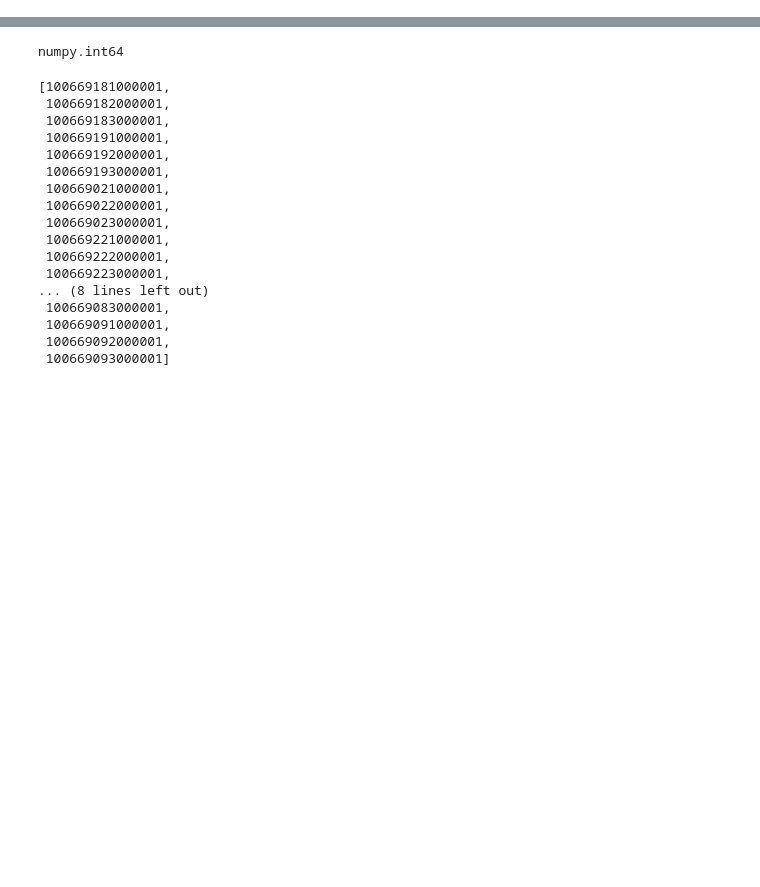
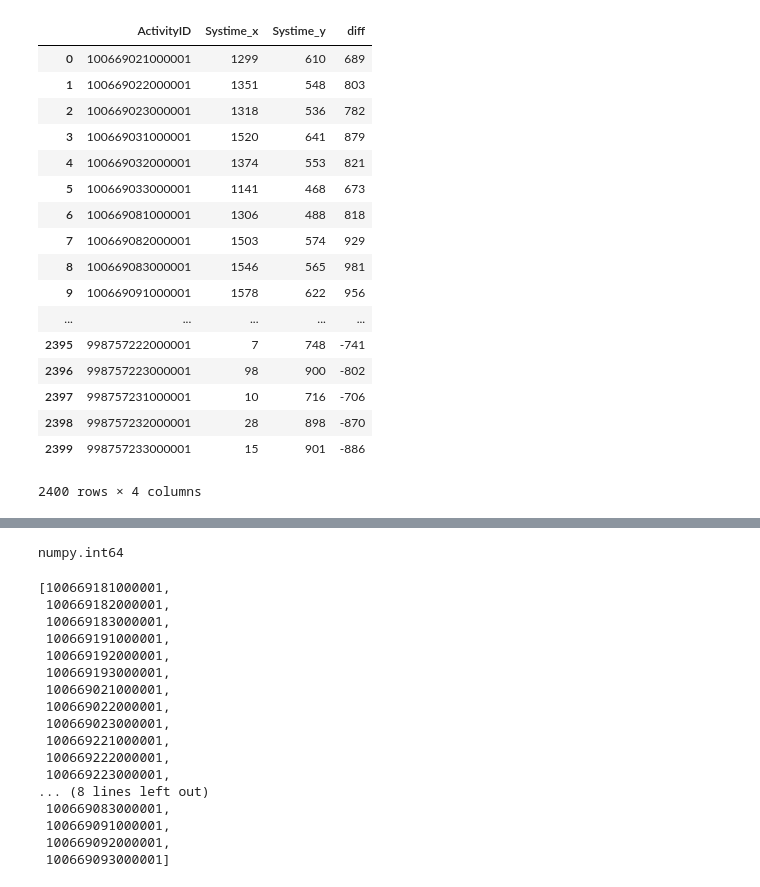
Before and after one commit to thicorfon/AegisModel, a Jupyter notebook: Untitled.ipynb, the cells around one changed output, grey strips where cells are left out. Saved outputs shown, nothing was run; the diff lists cells and outputs as text; code cells hidden in the pictures; blank space fills up the shorter version.

```diff
--- a/Untitled.ipynb
+++ b/Untitled.ipynb
@@ -6,0 +9,26 @@ original = pd.read_csv('./agg_datasets/Accelerometer.csv',index_col = 0)
+# %%
+a1 = original.groupby('ActivityID').count()[['Systime']].rename({'Systime':'Touch'})
+# %%
+aux = a1.reset_index().merge(a2.reset_index(),on='ActivityID')
+aux['diff'] = aux.Systime_x - aux.Systime_y
+# %%
+aux
+# %% [output]
+|  | ActivityID | Systime_x | Systime_y | diff |
+| 0 | 100669021000001 | 1299 | 610 | 689 |
+| 1 | 100669022000001 | 1351 | 548 | 803 |
+| 2 | 100669023000001 | 1318 | 536 | 782 |
+| 3 | 100669031000001 | 1520 | 641 | 879 |
+| 4 | 100669032000001 | 1374 | 553 | 821 |
+| 5 | 100669033000001 | 1141 | 468 | 673 |
+| 6 | 100669081000001 | 1306 | 488 | 818 |
+| 7 | 100669082000001 | 1503 | 574 | 929 |
+| 8 | 100669083000001 | 1546 | 565 | 981 |
+| 9 | 100669091000001 | 1578 | 622 | 956 |
+| ... | ... | ... | ... | ... |
+| 2395 | 998757222000001 | 7 | 748 | -741 |
+| 2396 | 998757223000001 | 98 | 900 | -802 |
+| 2397 | 998757231000001 | 10 | 716 | -706 |
+| 2398 | 998757232000001 | 28 | 898 | -870 |
+| 2399 | 998757233000001 | 15 | 901 | -886 |
+2400 rows × 4 columns
```
Also changed, not shown: parts of 6 cells of this notebook, 2 other files.
